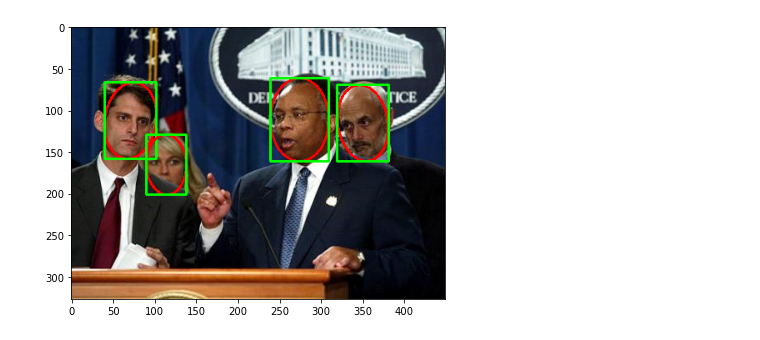
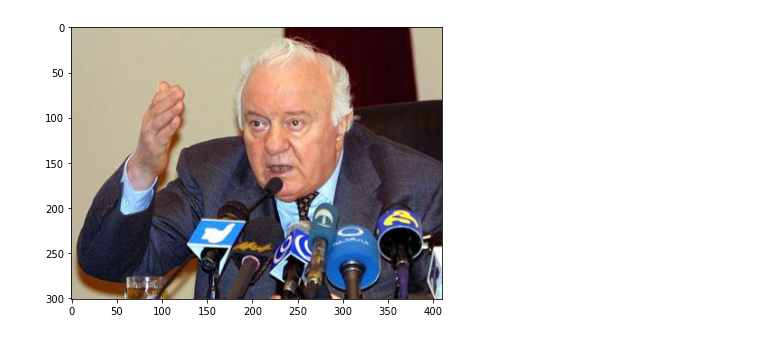
Before and after one commit to TeleMidia/faces360, a Jupyter notebook: ipynb/FDDB_projector.ipynb, the cells around one changed output. Drawn from its saved outputs; the diff is of its cells as text; code cells hidden in the pictures.

```diff
--- a/ipynb/FDDB_projector.ipynb
+++ b/ipynb/FDDB_projector.ipynb
@@ -16,12 +16,12 @@ backs = [cv2.imread(url) for url in get_files_folder('../data/equi_backs', is_im
 # %%
 images = read_fold("../data/FDDB-folds/FDDB-fold-10-ellipseList.txt")
 # %%
-image = draw_image(images[218], draw_faces = True)
+image = draw_image(images[200], draw_faces = False)
 
 plt.imshow(cv2.cvtColor(image, cv2.COLOR_BGR2RGB))
 plt.show()
 # %% [output]
-[figure, old version]
+[figure, new version]
 # %%
 def project_fddb_to_equi(image_data, back, phi, theta, r_h = 1, draw_faces = False):
 
```
Also changed, not shown: parts of 3 cells of this notebook, 2 other files.
